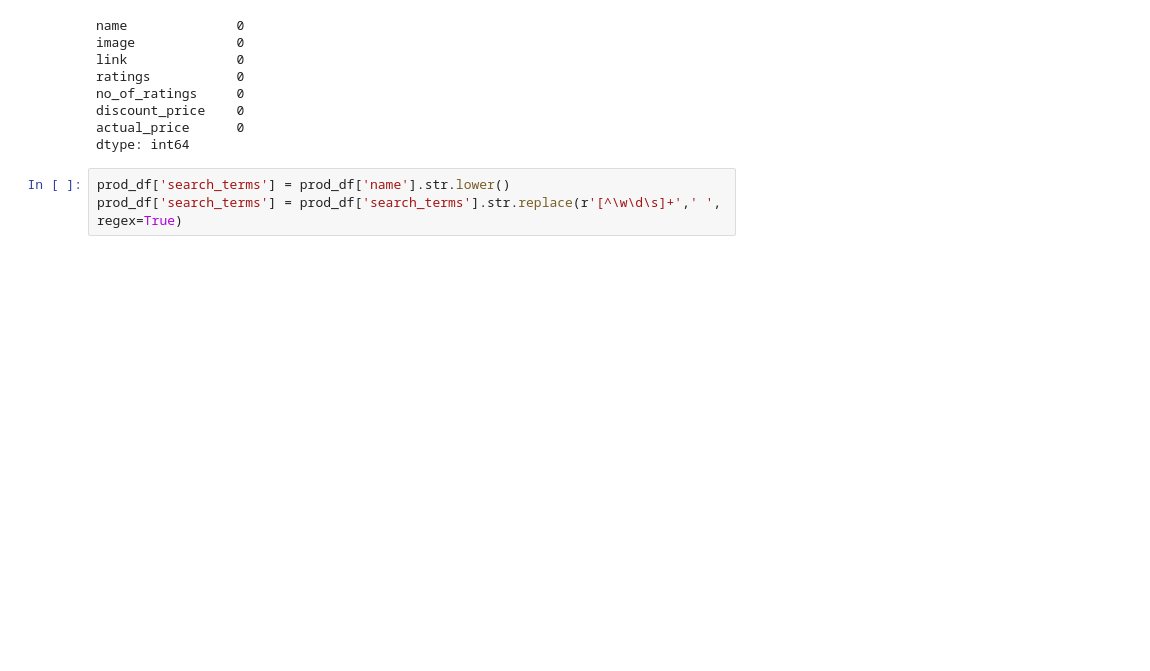
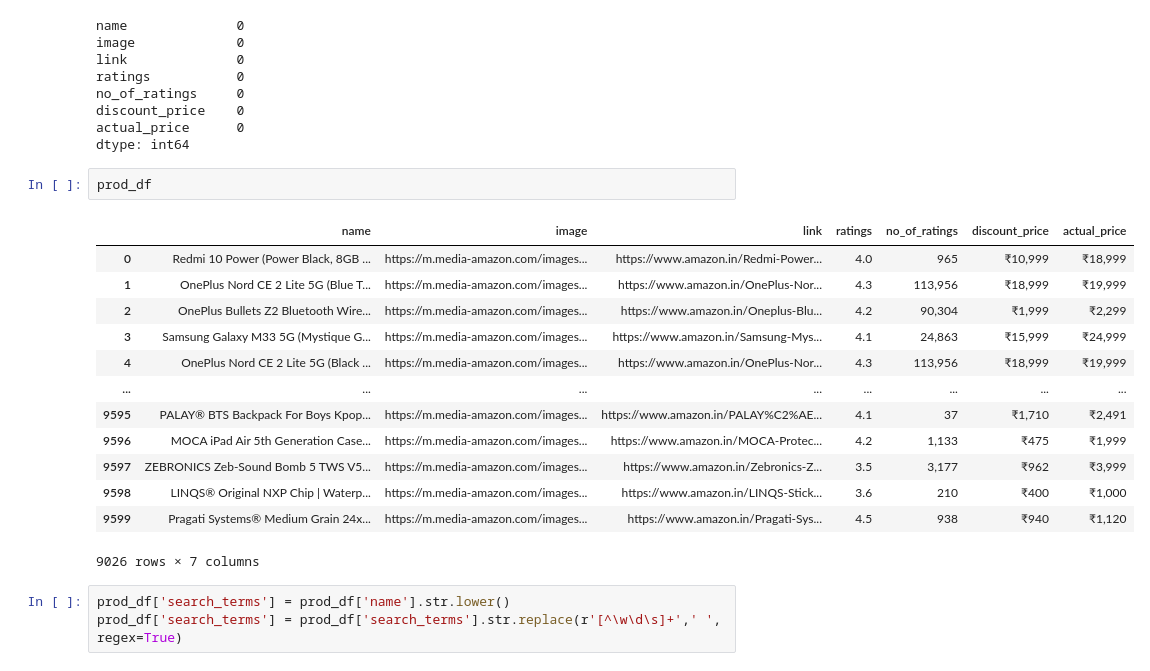
Before and after one commit to Govind-kumawat2002/E-Commerce-Product-Recommendations, a Jupyter notebook: electronic_data.ipynb, the cells around one changed output. Drawn from its saved outputs; the diff is of its cells as text; blank space fills up the shorter version.

```diff
--- a/electronic_data.ipynb
+++ b/electronic_data.ipynb
@@ -311,6 +316,22 @@ no_of_ratings     0
 discount_price    0
 actual_price      0
 dtype: int64
+# %%
+prod_df
+# %% [output]
+|  | name | image | link | ratings | no_of_ratings | discount_price | actual_price |
+| 0 | Redmi 10 Power (Power Black, 8GB ... | https://m.media-amazon.com/images... | https://www.amazon.in/Redmi-Power... | 4.0 | 965 | ₹10,999 | ₹18,999 |
+| 1 | OnePlus Nord CE 2 Lite 5G (Blue T... | https://m.media-amazon.com/images... | https://www.amazon.in/OnePlus-Nor... | 4.3 | 113,956 | ₹18,999 | ₹19,999 |
+| 2 | OnePlus Bullets Z2 Bluetooth Wire... | https://m.media-amazon.com/images... | https://www.amazon.in/Oneplus-Blu... | 4.2 | 90,304 | ₹1,999 | ₹2,299 |
+| 3 | Samsung Galaxy M33 5G (Mystique G... | https://m.media-amazon.com/images... | https://www.amazon.in/Samsung-Mys... | 4.1 | 24,863 | ₹15,999 | ₹24,999 |
+| 4 | OnePlus Nord CE 2 Lite 5G (Black ... | https://m.media-amazon.com/images... | https://www.amazon.in/OnePlus-Nor... | 4.3 | 113,956 | ₹18,999 | ₹19,999 |
+| ... | ... | ... | ... | ... | ... | ... | ... |
+| 9595 | PALAY® BTS Backpack For Boys Kpop... | https://m.media-amazon.com/images... | https://www.amazon.in/PALAY%C2%AE... | 4.1 | 37 | ₹1,710 | ₹2,491 |
+| 9596 | MOCA iPad Air 5th Generation Case... | https://m.media-amazon.com/images... | https://www.amazon.in/MOCA-Protec... | 4.2 | 1,133 | ₹475 | ₹1,999 |
+| 9597 | ZEBRONICS Zeb-Sound Bomb 5 TWS V5... | https://m.media-amazon.com/images... | https://www.amazon.in/Zebronics-Z... | 3.5 | 3,177 | ₹962 | ₹3,999 |
+| 9598 | LINQS® Original NXP Chip | Waterp... | https://m.media-amazon.com/images... | https://www.amazon.in/LINQS-Stick... | 3.6 | 210 | ₹400 | ₹1,000 |
+| 9599 | Pragati Systems® Medium Grain 24x... | https://m.media-amazon.com/images... | https://www.amazon.in/Pragati-Sys... | 4.5 | 938 | ₹940 | ₹1,120 |
+9026 rows × 7 columns
 # %%
 prod_df['search_terms'] = prod_df['name'].str.lower()
 prod_df['search_terms'] = prod_df['search_terms'].str.replace(r'[^\w\d\s]+',' ', regex=True)
```
Also changed, not shown: parts of 20 cells of this notebook, 1 other file.
